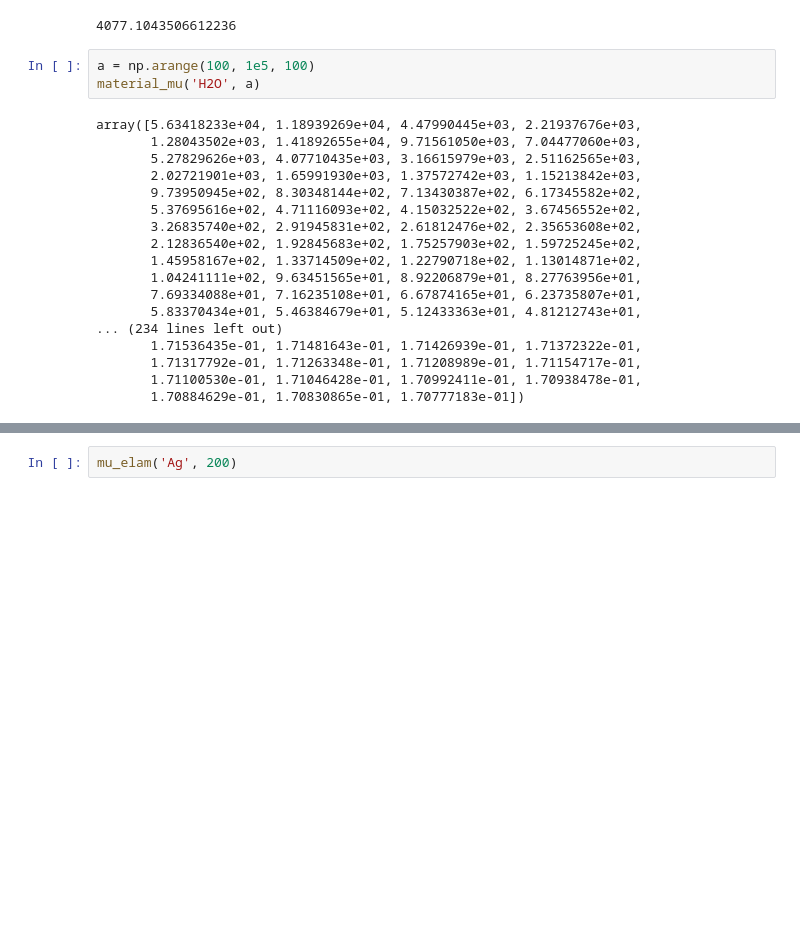
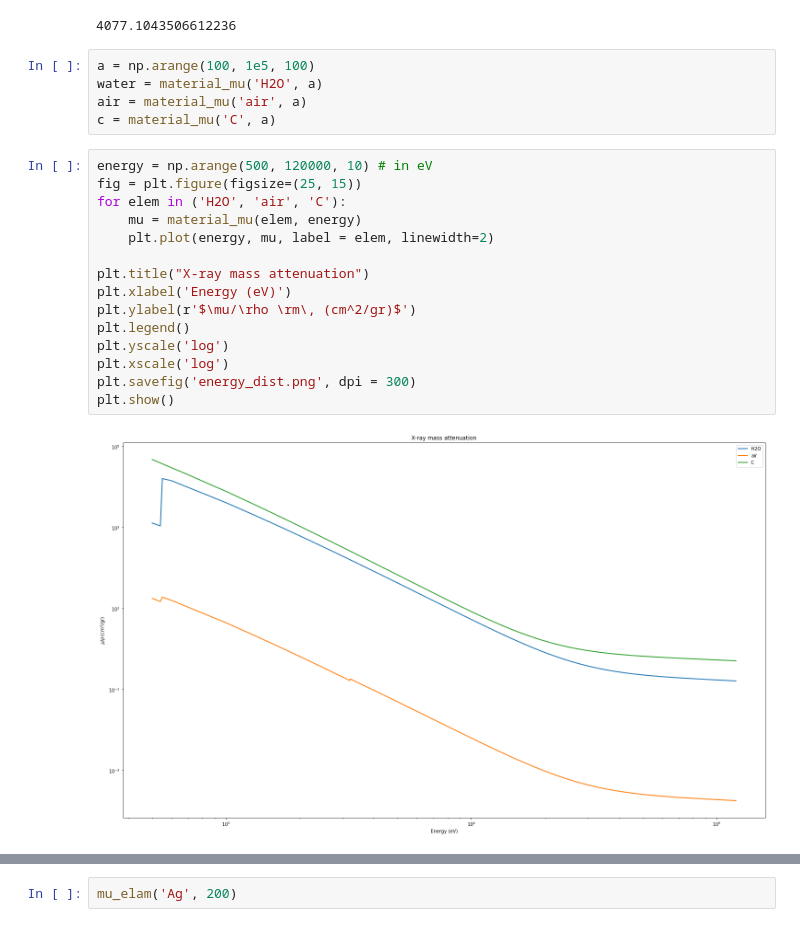
Before and after one commit to hassanmohsin/stl-to-voxel, a Jupyter notebook: notebooks/xray-db.ipynb, the cells around one changed output, grey strips where cells are left out. Drawn from its saved outputs; the diff is of its cells as text; blank space fills up the shorter version.

```diff
--- a/notebooks/xray-db.ipynb
+++ b/notebooks/xray-db.ipynb
@@ -21,24 +21,25 @@ material_mu('H2O', 1e3)
 4077.1043506612236
 # %%
 a = np.arange(100, 1e5, 100)
-material_mu('H2O', a)
+water = material_mu('H2O', a)
+air = material_mu('air', a)
+c = material_mu('C', a)
-# %% [output]
-array([5.63418233e+04, 1.18939269e+04, 4.47990445e+03, 2.21937676e+03,
-       1.28043502e+03, 1.41892655e+04, 9.71561050e+03, 7.04477060e+03,
-       5.27829626e+03, 4.07710435e+03, 3.16615979e+03, 2.51162565e+03,
-       2.02721901e+03, 1.65991930e+03, 1.37572742e+03, 1.15213842e+03,
-       9.73950945e+02, 8.30348144e+02, 7.13430387e+02, 6.17345582e+02,
-       5.37695616e+02, 4.71116093e+02, 4.15032522e+02, 3.67456552e+02,
-       3.26835740e+02, 2.91945831e+02, 2.61812476e+02, 2.35653608e+02,
-       2.12836540e+02, 1.92845683e+02, 1.75257903e+02, 1.59725245e+02,
-       1.45958167e+02, 1.33714509e+02, 1.22790718e+02, 1.13014871e+02,
-       1.04241111e+02, 9.63451565e+01, 8.92206879e+01, 8.27763956e+01,
-       7.69334088e+01, 7.16235108e+01, 6.67874165e+01, 6.23735807e+01,
-       5.83370434e+01, 5.46384679e+01, 5.12433363e+01, 4.81212743e+01,
-... (234 lines left out)
-       1.71536435e-01, 1.71481643e-01, 1.71426939e-01, 1.71372322e-01,
-       1.71317792e-01, 1.71263348e-01, 1.71208989e-01, 1.71154717e-01,
-       1.71100530e-01, 1.71046428e-01, 1.70992411e-01, 1.70938478e-01,
-       1.70884629e-01, 1.70830865e-01, 1.70777183e-01])
+# %%
+energy = np.arange(500, 120000, 10) # in eV
+fig = plt.figure(figsize=(25, 15))
+for elem in ('H2O', 'air', 'C'):
+    mu = material_mu(elem, energy)
+    plt.plot(energy, mu, label = elem, linewidth=2)
+
+plt.title("X-ray mass attenuation")
+plt.xlabel('Energy (eV)')
+plt.ylabel(r'$\mu/\rho \rm\, (cm^2/gr)$')
+plt.legend()
+plt.yscale('log')
+plt.xscale('log')
+plt.savefig('energy_dist.png', dpi = 300)
+plt.show()
+# %% [output]
+[figure, added]
 # %%
 energy = np.arange(500, 120000, 10) # in eV
```
Also changed, not shown: parts of 2 cells of this notebook, 2 other files.
